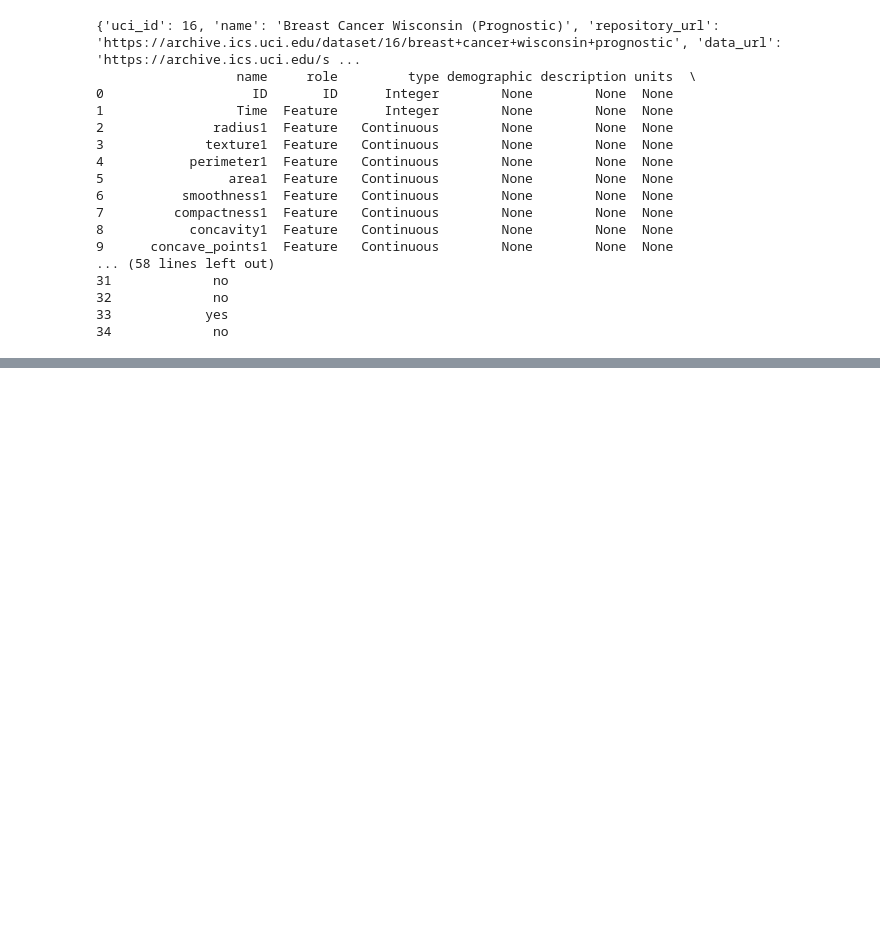
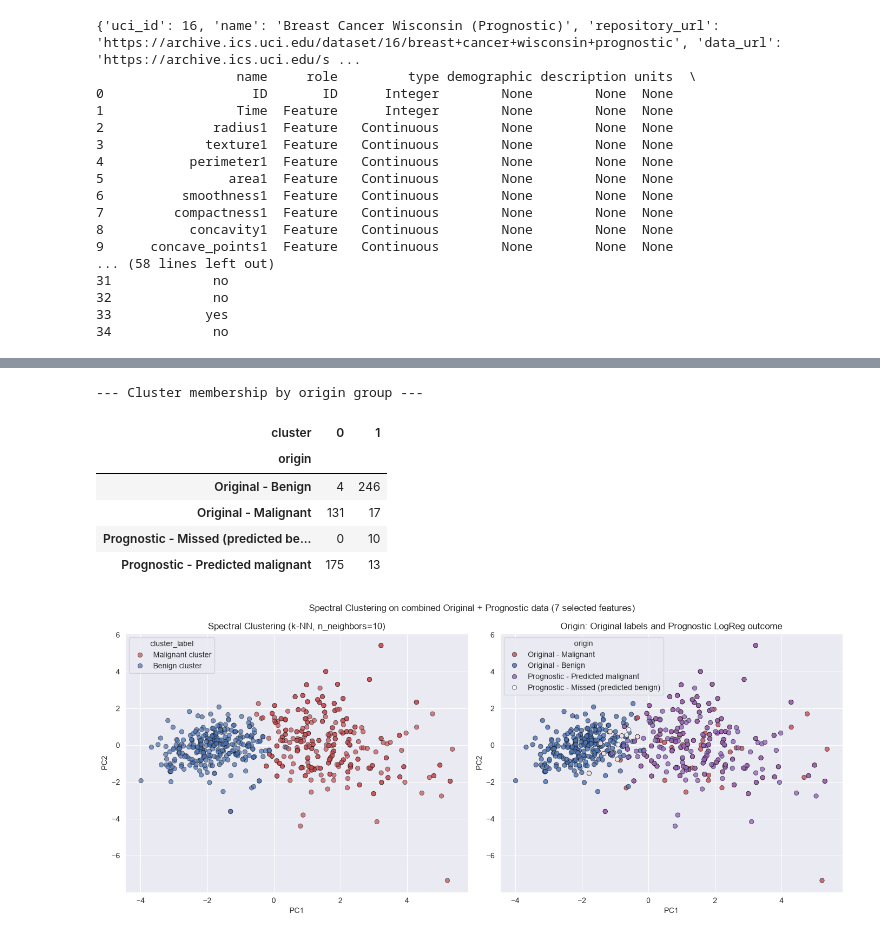
Before and after one commit to ostacore/Projets-UM5BM753-, a Jupyter notebook: 03_notebooks/07_Prognostic_Data_Test.ipynb, the cells around one changed output, grey strips where cells are left out. Saved outputs shown, nothing was run; the diff lists cells and outputs as text; code cells hidden in the pictures; blank space fills up the shorter version.

```diff
--- a/03_notebooks/07_Prognostic_Data_Test.ipynb
+++ b/03_notebooks/07_Prognostic_Data_Test.ipynb
@@ -243,0 +306,68 @@ benign/malignant contrast, does not fully capture.
+# %%
+from sklearn.cluster import SpectralClustering
+from sklearn.decomposition import PCA
+import seaborn as sns
+
+original_points = train_df_selected[selected_features].copy()
+original_points["origin"] = train_df_selected["diagnosis"]
+
+wpbc_points = X_wpbc_scaled_df.copy()
+wpbc_points["origin"] = wpbc_status
+
+combined = pd.concat([original_points, wpbc_points], ignore_index=True)
+X_combined = combined[selected_features].values
+
+spectral_wpbc = SpectralClustering(
+    n_clusters=2, affinity="nearest_neighbors", n_neighbors=10,
+    assign_labels="kmeans", random_state=RANDOM_STATE
+)
+combined["cluster"] = spectral_wpbc.fit_predict(X_combined)
+
+cluster_by_origin = pd.crosstab(combined["origin"], combined["cluster"])
+cluster_by_origin.to_csv(os.path.join(RESULTS_DIR, "07_wpbc_spectral_crosstab.csv"))
+print("--- Cluster membership by origin group ---")
+display(cluster_by_origin)
+
+# Cluster indices are arbitrary (0/1 assigned by sklearn), so the "benign" and
+# "malignant" cluster are identified from the crosstab rather than hardcoded.
+malignant_cluster = cluster_by_origin.loc["Original - Malignant"].idxmax()
+benign_cluster = cluster_by_origin.loc["Original - Benign"].idxmax()
+combined["cluster_label"] = combined["cluster"].map({
+    malignant_cluster: "Malignant cluster", benign_cluster: "Benign cluster"
+})
+
+X_pca_combined = PCA(n_components=2, random_state=RANDOM_STATE).fit_transform(X_combined)
+
+fig, axes = plt.subplots(1, 2, figsize=(14, 6))
+sns.scatterplot(x=X_pca_combined[:, 0], y=X_pca_combined[:, 1], hue=combined["cluster_label"],
+                 palette={"Benign cluster": "#4C72B0", "Malignant cluster": "#C44E52"},
+                 ax=axes[0], alpha=0.7, edgecolor="k")
+axes[0].set_title("Spectral Clustering (k-NN, n_neighbors=10)")
+axes[0].set_xlabel("PC1")
+axes[0].set_ylabel("PC2")
+
+origin_palette = {
+    "Original - Benign": "#4C72B0",
+    "Original - Malignant": "#C44E52",
+    "Prognostic - Predicted malignant": "#9467BD",
+    "Prognostic - Missed (predicted benign)": "#FFFFFF",
+}
+sns.scatterplot(x=X_pca_combined[:, 0], y=X_pca_combined[:, 1], hue=combined["origin"],
+                 palette=origin_palette, ax=axes[1], alpha=0.8, edgecolor="k")
+axes[1].set_title("Origin: Original labels and Prognostic LogReg outcome")
+axes[1].set_xlabel("PC1")
+axes[1].set_ylabel("PC2")
+
+fig.suptitle("Spectral Clustering on combined Original + Prognostic data (7 selected features)")
+fig.tight_layout()
+fig.savefig(os.path.join(FIGURES_DIR, "07_wpbc_spectral_clusters.png"))
+plt.show()
+# %% [output]
+--- Cluster membership by origin group ---
+| cluster | 0 | 1 |
+| origin |  |  |
+| Original - Benign | 4 | 246 |
+| Original - Malignant | 131 | 17 |
+| Prognostic - Missed (predicted be... | 0 | 10 |
+| Prognostic - Predicted malignant | 175 | 13 |
+[figure, added]
```
Also changed, not shown: parts of 8 cells of this notebook, 13 other files.
